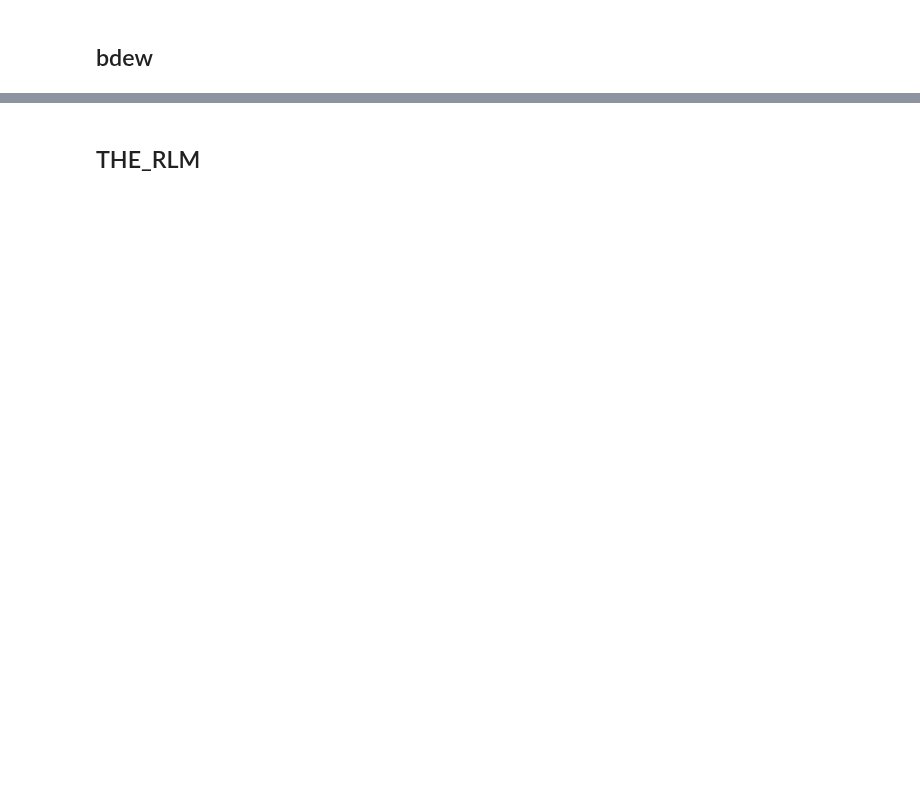
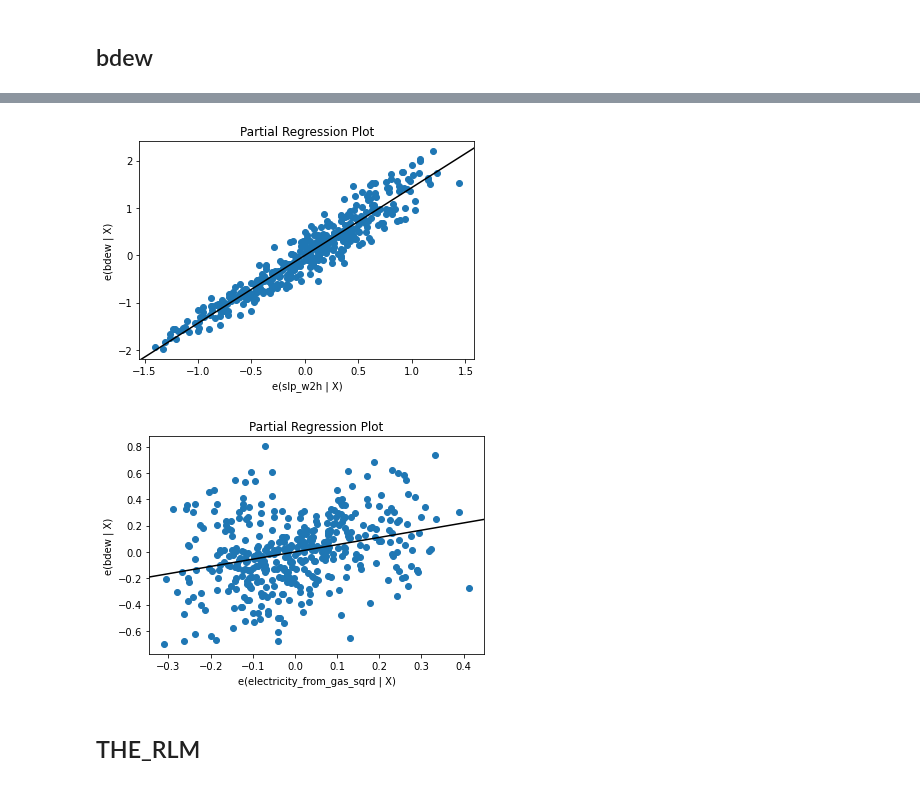
Before and after one commit to oruhnau/energy_demand, a Jupyter notebook: top_down/analysis.ipynb, the cells around one changed output, grey strips where cells are left out. Drawn from its saved outputs; the diff is of its cells as text; code cells hidden in the pictures; blank space fills up the shorter version.

```diff
--- a/top_down/analysis.ipynb
+++ b/top_down/analysis.ipynb
@@ -226,3 +189,10 @@ plt.grid()
+# %%
+sm.graphics.plot_partregress("bdew", "slp_w2h", ["electricity_from_gas", "weekday"], data=df_x_no_holiday, obs_labels=False)
+sm.graphics.plot_partregress("bdew", "electricity_from_gas_sqrd", ["slp_w2h", "weekday"], data=df_x_no_holiday, obs_labels=False)
+plt.show()
+# %% [output]
+[figure, added]
+[figure, added]
 # %% [markdown]
 ## THE_RLM
 # %%
```
Also changed, not shown: parts of 22 cells of this notebook.
